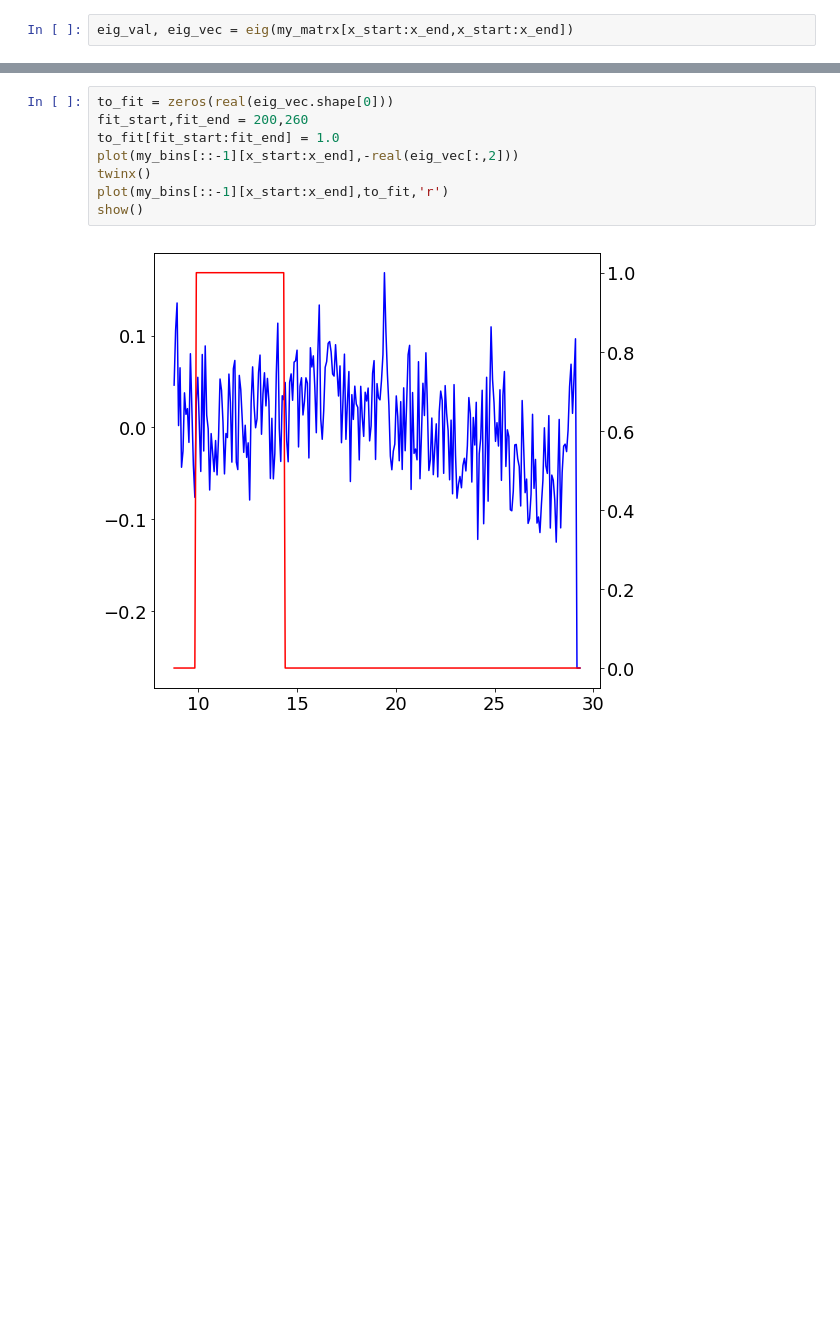
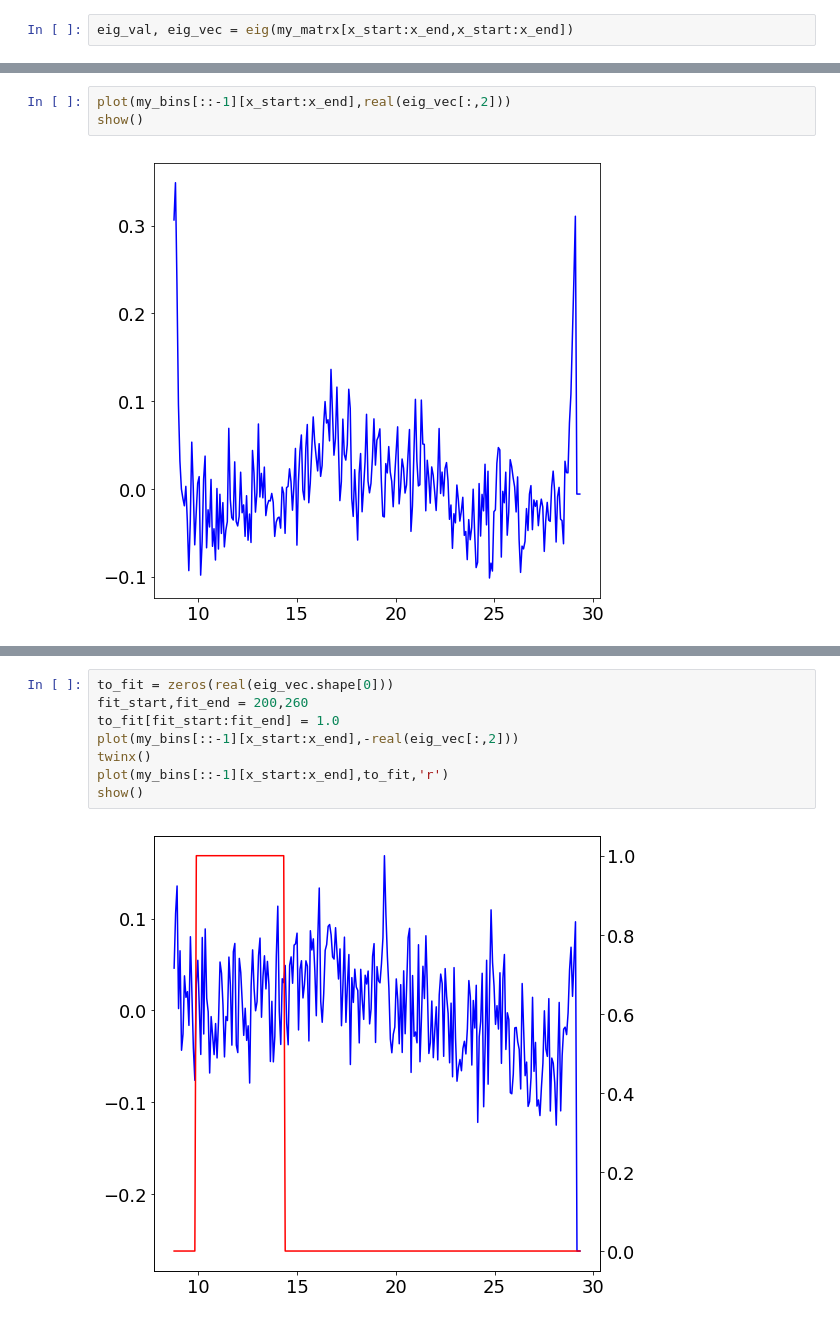
Before and after one commit to sioan/softXRayDataAndControls, a Jupyter notebook: experimentSpecificFiles/sxri0414/for_pub/regression_approach_run60-delay.ipynb, the cells around one changed output, grey strips where cells are left out. Saved outputs shown, nothing was run; the diff lists cells and outputs as text; blank space fills up the shorter version.

```diff
--- a/experimentSpecificFiles/sxri0414/for_pub/regression_approach_run60-delay.ipynb
+++ b/experimentSpecificFiles/sxri0414/for_pub/regression_approach_run60-delay.ipynb
@@ -638,0 +638,5 @@ for i in arange(6):
+# %%
+plot(my_bins[::-1][x_start:x_end],real(eig_vec[:,2]))
+show()
+# %% [output]
+[figure, added]
```
Also changed, not shown: parts of 8 cells of this notebook.
